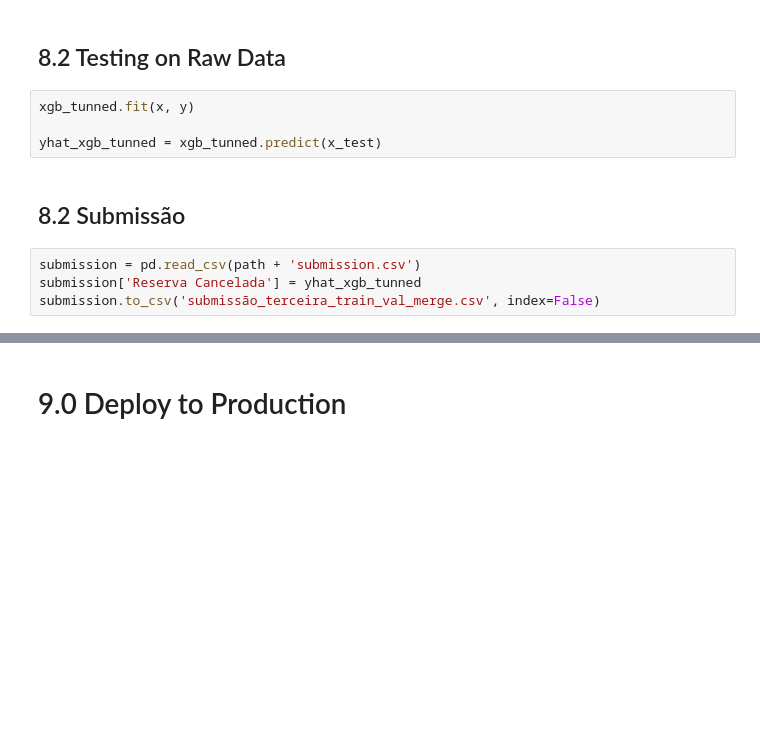
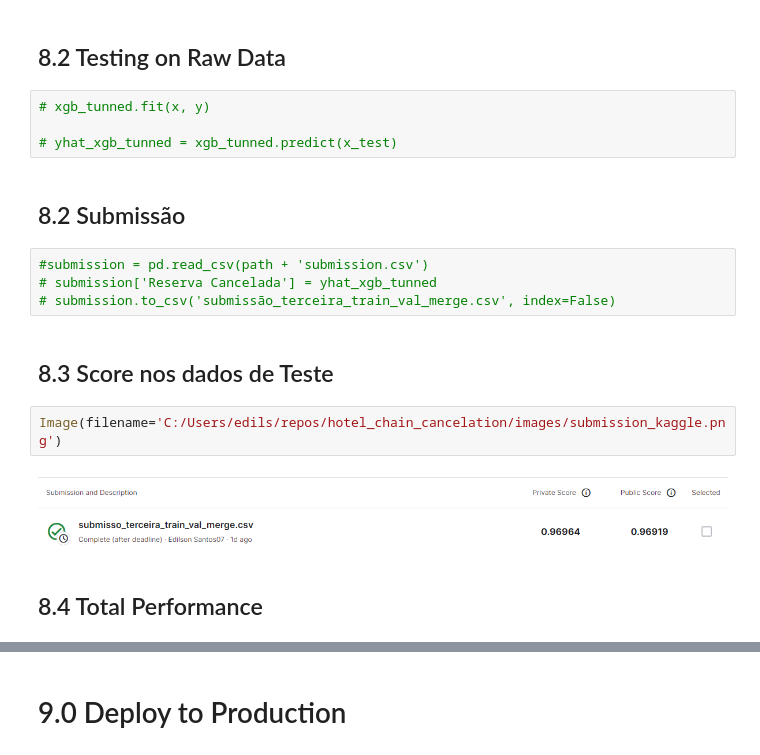
Before and after one commit to EDJR94/hotel_chain_cancellation, a Jupyter notebook: notebooks/hotel_chain_cancellation.ipynb, the cells around one changed output, grey strips where cells are left out. Saved outputs shown, nothing was run; the diff lists cells and outputs as text; blank space fills up the shorter version.

```diff
--- a/notebooks/hotel_chain_cancellation.ipynb
+++ b/notebooks/hotel_chain_cancellation.ipynb
@@ -886,12 +865,20 @@ x = X.loc[:,cols_selected_tree]
 # %% [markdown]
 ## 8.2 Testing on Raw Data
 # %%
-xgb_tunned.fit(x, y)
+# xgb_tunned.fit(x, y)
 
-yhat_xgb_tunned = xgb_tunned.predict(x_test)
+# yhat_xgb_tunned = xgb_tunned.predict(x_test)
 # %% [markdown]
 ## 8.2 Submissão
 # %%
-submission = pd.read_csv(path + 'submission.csv')
-submission['Reserva Cancelada'] = yhat_xgb_tunned
-submission.to_csv('submissão_terceira_train_val_merge.csv', index=False)
+#submission = pd.read_csv(path + 'submission.csv')
+# submission['Reserva Cancelada'] = yhat_xgb_tunned
+# submission.to_csv('submissão_terceira_train_val_merge.csv', index=False)
+# %% [markdown]
+## 8.3 Score nos dados de Teste
+# %%
+Image(filename='C:/Users/edils/repos/hotel_chain_cancelation/images/submission_kaggle.png')
+# %% [output]
+[figure, added]
+# %% [markdown]
+## 8.4 Total Performance
```
Also changed, not shown: parts of 28 cells of this notebook, 5 other files.
